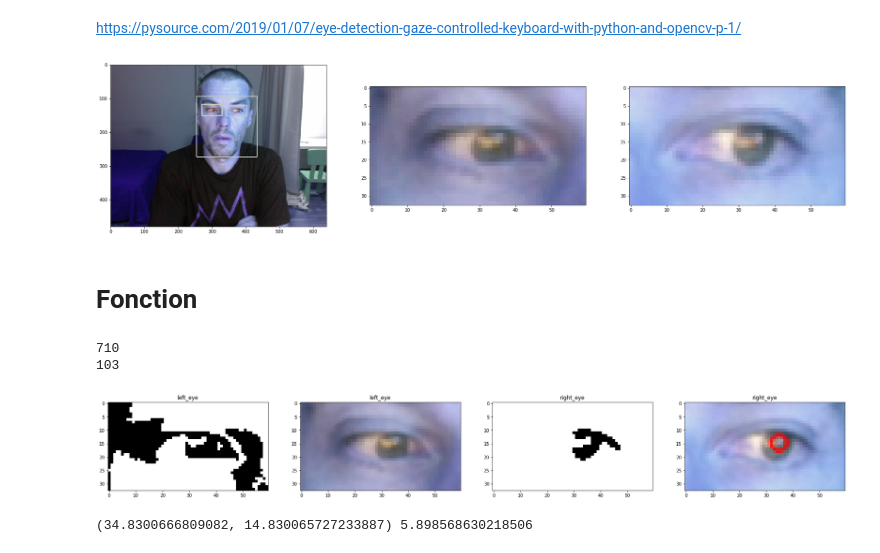
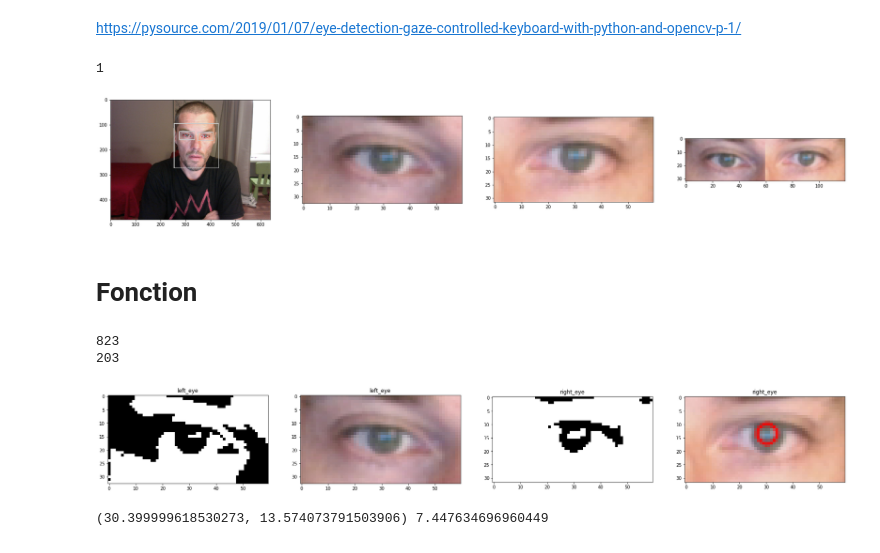
Before and after one commit to laurentperrinet/CatchTheEye, a Jupyter notebook: dev/2020-02-21_test_dlib_ET.ipynb, the cells around one changed output. Saved outputs shown, nothing was run; the diff lists cells and outputs as text; code cells hidden in the pictures.

```diff
--- a/dev/2020-02-21_test_dlib_ET.ipynb
+++ b/dev/2020-02-21_test_dlib_ET.ipynb
@@ -10,44 +10,56 @@ import numpy as np
 face_cascade = cv2.CascadeClassifier('haarcascade_frontalface_default.xml')
 eye_cascade = cv2.CascadeClassifier('haarcascade_eye.xml')
 # %%
-filename = '../dataset/center/2018-09-04_Laurent_104.png'
-#filename = '../dataset/center/2018-09-04_Laurent_6.png'
-filename = '../dataset/left/2018-09-04_Laurent_129.png'
+#filename = '../dataset/center/2018-09-04_Laurent_104.png'
+filename = '../dataset/center/2018-09-04_Laurent_6.png'
+#filename = '../dataset/left/2018-09-04_Laurent_129.png'
+#filename = '../dataset/blink/2018-10-24_Laurent_212.png'
 #threshold = 130
 # %% [markdown]
 https://pysource.com/2019/01/07/eye-detection-gaze-controlled-keyboard-with-python-and-opencv-p-1/
 # %%
+import imageio
 p = "shape_predictor_68_face_landmarks.dat"
 detector = dlib.get_frontal_face_detector()
 predictor = dlib.shape_predictor(p)
 
-image = cv2.imread(filename)
+image = imageio.imread(filename) #cv2.imread(filename)
+
 sx = int(np.size(image, 0)/30)
 sy = int(np.size(image, 1)/30)
 
 gray = cv2.cvtColor(image, cv2.COLOR_BGR2GRAY)
 rects = detector(gray, 0)
+print(len(rects))#, dlib.rectangle([]))
 
-fig, ax = plt.subplots(1,3,figsize=(30,30))
+if len(rects) ==  0 :
+    gray = cv2.cvtColor(image, cv2.COLOR_BGR2RGB)
+    rects = detector(gray, 0)
+    print(rects,len(rects))
+
+fig, ax = plt.subplots(1,4,figsize=(30,30))
 for (i, rect) in enumerate(rects):
 
     cv2.rectangle(image,(rect.left(), rect.top()), (rect.right(), rect.bottom()), (200,200,200), 2)
     pred = predictor(gray, rect)
     eyes = []
     for x, y in zip([(pred.part(36).x-sx, pred.part(39).x+sx), (pred.part(42).x-sx, pred.part(45).x+sx)],
                     [(pred.part(40).y-sy, pred.part(37).y+sy), (pred.part(47).y-sy, pred.part(43).y+sy)]) :
         eyes.append(np.copy(image[y[0]:y[1], x[0]:x[1]]))
         cv2.rectangle(image,(x[0], y[0]), (x[1], y[1]),(200,200,200),2)
     for i in range(36, 48) : cv2.circle(image, (pred.part(i).x, pred.part(i).y), 2, (200, 0, 0), 1)
 
 #cv2.waitKey(0)
 cv2.destroyAllWindows()
 
 ax[0].imshow(image)
 for x in range(len(eyes)) : ax[x+1].imshow(eyes[x])
+ax[3].imshow(np.concatenate([eyes[0][:np.min([np.shape(eyes[0])[0], np.shape(eyes[1])[0]])],
+                             eyes[1][:np.min([np.shape(eyes[0])[0], np.shape(eyes[1])[0]])]], axis=1))
 plt.show()
 # %% [output]
+1
-[figure, old version]
+[figure, new version]
 # %% [markdown]
 # Fonction
 # %%
@@ -90,10 +102,10 @@ for e, title in zip(np.copy(eyes), ['left_eye', 'right_eye']) :
 
     n+=2
 # %% [output]
-710
-103
+823
+203
-[figure, old version]
+[figure, new version]
 # %%
 print(keypoints[0].pt, keypoints[0].size)
 # %% [output]
-(34.8300666809082, 14.830065727233887) 5.898568630218506
+(30.399999618530273, 13.574073791503906) 7.447634696960449
```
